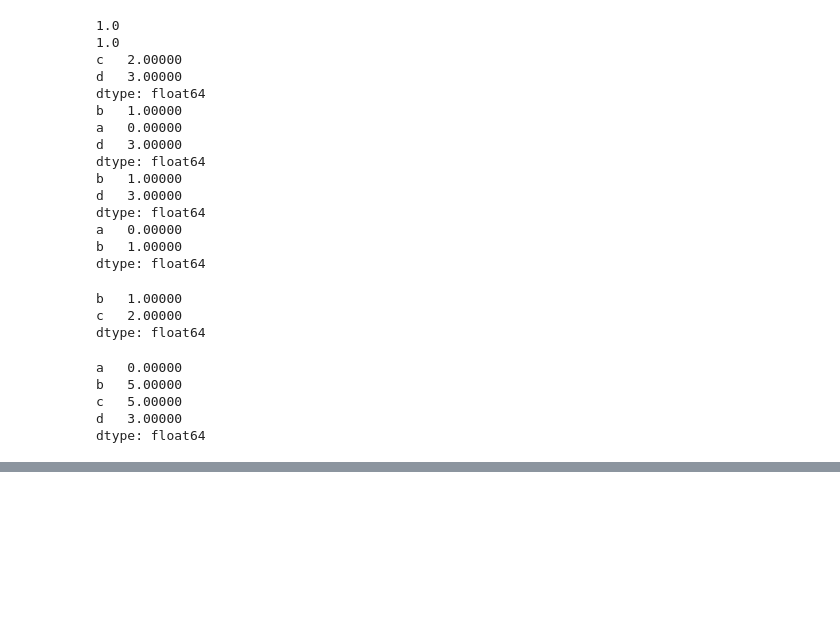
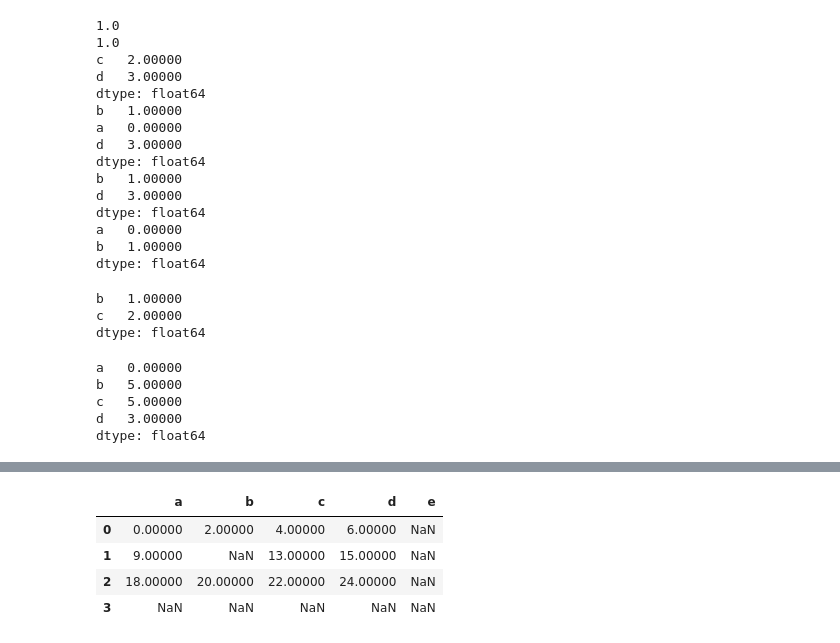
Before and after one commit to netager/Quick_Ref, a Jupyter notebook: data_analysis/Python for Data Analysis(2nd Edition)/05. Getting Started with pandas.ipynb, the cells around one changed output, grey strips where cells are left out. Cells and saved outputs as stored; diff of their text form; code cells hidden in the pictures; blank space fills up the shorter version.

```diff
--- a/data_analysis/Python for Data Analysis(2nd Edition)/05. Getting Started with pandas.ipynb
+++ b/data_analysis/Python for Data Analysis(2nd Edition)/05. Getting Started with pandas.ipynb
@@ -781,0 +987,8 @@ Name: two, dtype: float64
+# %%
+df1 + df2
+# %% [output]
+|  | a | b | c | d | e |
+| 0 | 0.00000 | 2.00000 | 4.00000 | 6.00000 | NaN |
+| 1 | 9.00000 | NaN | 13.00000 | 15.00000 | NaN |
+| 2 | 18.00000 | 20.00000 | 22.00000 | 24.00000 | NaN |
+| 3 | NaN | NaN | NaN | NaN | NaN |
```
Also changed, not shown: parts of 71 cells of this notebook, 2 other files.
